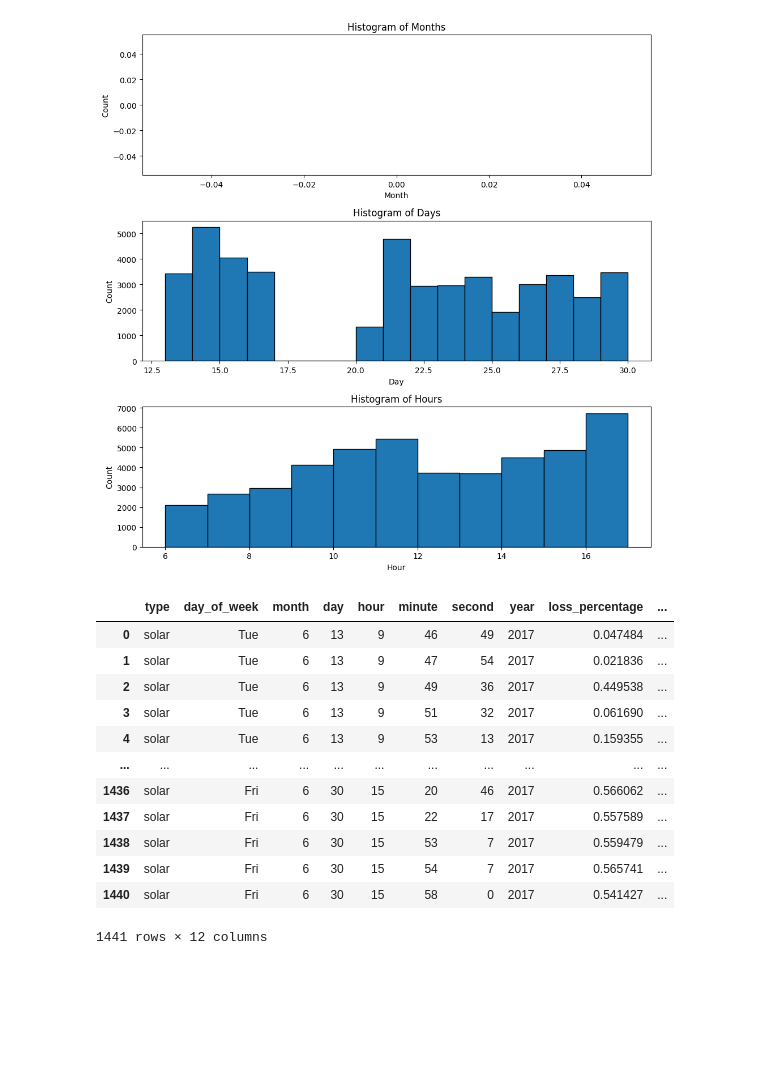
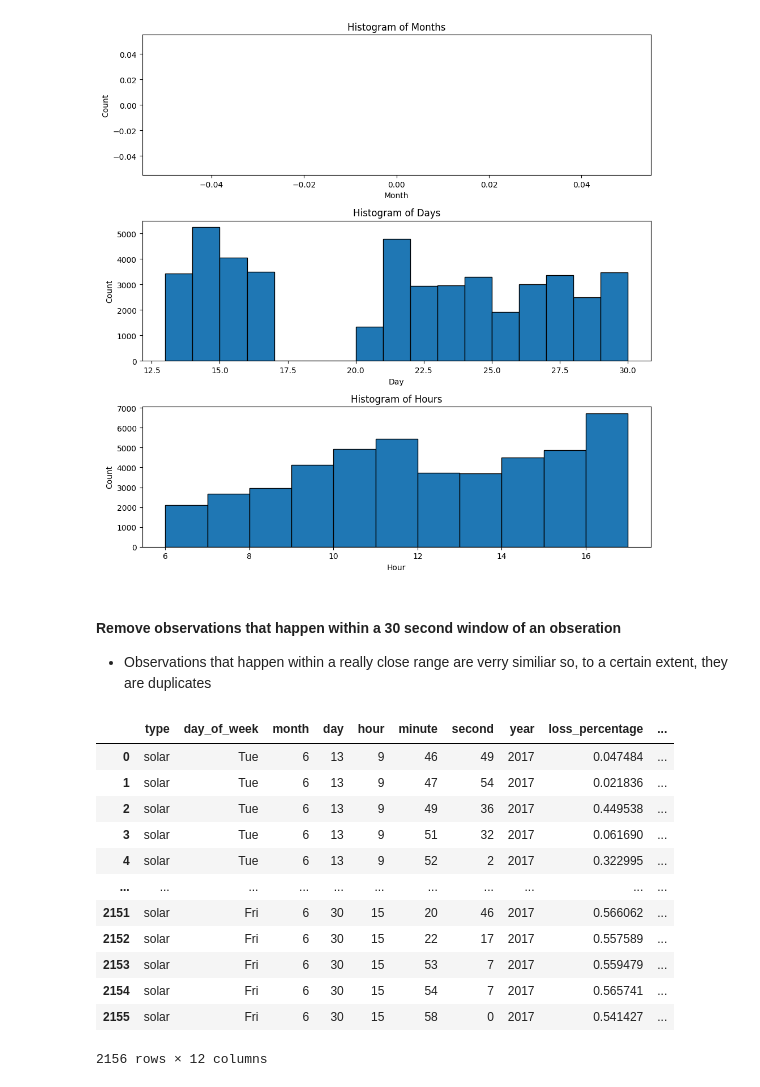
Before and after one commit to tomasrodriguesf1/CV-Project, a Jupyter notebook: EDA.ipynb, the cells around one changed output. Cells and saved outputs as stored; diff of their text form; code cells hidden in the pictures; blank space fills up the shorter version.

```diff
--- a/EDA.ipynb
+++ b/EDA.ipynb
@@ -232,39 +232,44 @@ plt.tight_layout()
 plt.show()
 # %% [output]
 [figure]
+# %% [markdown]
+#### Remove observations that happen within a 30 second window of an obseration
+
+- Observations that happen within a really close range are verry similiar so, to a certain extent, they are duplicates
 # %%
+# Create a clone (copy) of the dataset
 df_copy = df.copy()
 
 # Create a datetime column in the copy
 df_copy['datetime'] = pd.to_datetime(df_copy[['year', 'month', 'day', 'hour', 'minute', 'second']])
 
 # Ensure the copy is ordered in ascending order based on datetime
 df_copy = df_copy.sort_values(by='datetime')
 
 # Calculate the time difference between consecutive rows
 df_copy['time_diff'] = df_copy['datetime'].diff()
 
 # Filter rows based on the 30-second range condition
-filtered_df = df_copy[(df_copy['time_diff'] > pd.Timedelta(seconds=30)) | df_copy['time_diff'].isna()]
+filtered_df = df_copy[(df_copy['time_diff'].dt.total_seconds() > 20) | df_copy['time_diff'].isna()]
 
 # Drop unnecessary columns
 filtered_df = filtered_df.drop(['datetime', 'time_diff'], axis=1)
 
 # Reset index if needed
 filtered_df = filtered_df.reset_index(drop=True)
 
 filtered_df
 # %% [output]
 |  | type | day_of_week | month | day | hour | minute | second | year | loss_percentage | ... |
 | 0 | solar | Tue | 6 | 13 | 9 | 46 | 49 | 2017 | 0.047484 | ... |
 | 1 | solar | Tue | 6 | 13 | 9 | 47 | 54 | 2017 | 0.021836 | ... |
 | 2 | solar | Tue | 6 | 13 | 9 | 49 | 36 | 2017 | 0.449538 | ... |
 | 3 | solar | Tue | 6 | 13 | 9 | 51 | 32 | 2017 | 0.061690 | ... |
-| 4 | solar | Tue | 6 | 13 | 9 | 53 | 13 | 2017 | 0.159355 | ... |
+| 4 | solar | Tue | 6 | 13 | 9 | 52 | 2 | 2017 | 0.322995 | ... |
 | ... | ... | ... | ... | ... | ... | ... | ... | ... | ... | ... |
-| 1436 | solar | Fri | 6 | 30 | 15 | 20 | 46 | 2017 | 0.566062 | ... |
-| 1437 | solar | Fri | 6 | 30 | 15 | 22 | 17 | 2017 | 0.557589 | ... |
-| 1438 | solar | Fri | 6 | 30 | 15 | 53 | 7 | 2017 | 0.559479 | ... |
-| 1439 | solar | Fri | 6 | 30 | 15 | 54 | 7 | 2017 | 0.565741 | ... |
-| 1440 | solar | Fri | 6 | 30 | 15 | 58 | 0 | 2017 | 0.541427 | ... |
+| 2151 | solar | Fri | 6 | 30 | 15 | 20 | 46 | 2017 | 0.566062 | ... |
+| 2152 | solar | Fri | 6 | 30 | 15 | 22 | 17 | 2017 | 0.557589 | ... |
+| 2153 | solar | Fri | 6 | 30 | 15 | 53 | 7 | 2017 | 0.559479 | ... |
+| 2154 | solar | Fri | 6 | 30 | 15 | 54 | 7 | 2017 | 0.565741 | ... |
+| 2155 | solar | Fri | 6 | 30 | 15 | 58 | 0 | 2017 | 0.541427 | ... |
-1441 rows × 12 columns
+2156 rows × 12 columns
```
Also changed, not shown: parts of 1 cell of this notebook, 1 other file.
